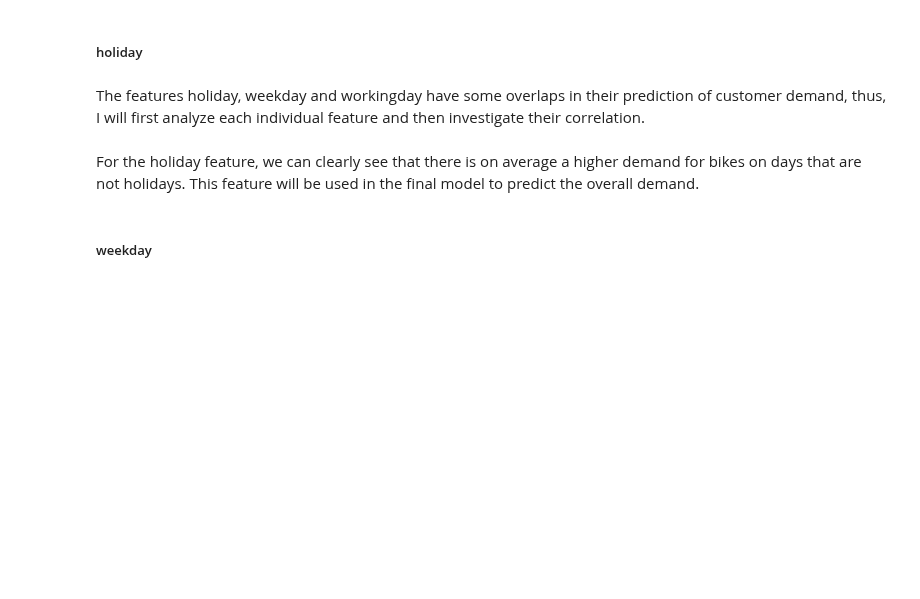
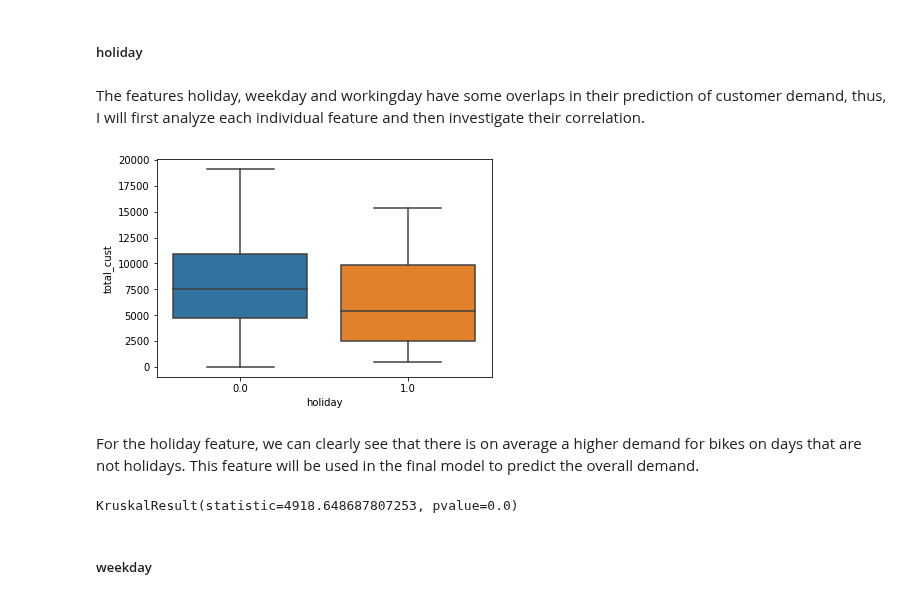
Before and after one commit to julianikulski/bike-sharing, a Jupyter notebook: bike-sharing-demand.ipynb, the cells around one changed output. Cells and saved outputs as stored; diff of their text form; code cells hidden in the pictures; blank space fills up the shorter version.

Commit message:
feat: Adjust EDA for weekday, working_day and holiday features

```diff
--- a/bike-sharing-demand.ipynb
+++ b/bike-sharing-demand.ipynb
@@ -555,13 +535,17 @@ There are slight differences in the average numbers of customers per day of the
 The features holiday, weekday and workingday have some overlaps in their prediction of customer demand, thus, I will first analyze each individual feature and then investigate their correlation.
 # %%
 # plotting the customer statistics in form of a boxplot for the holiday feature
-sb.boxplot(data = bike_df, x = 'holiday', y = 'cnt');
+sb.boxplot(data = bike_df, x = 'holiday', y = 'total_cust');
+# %% [output]
+[figure, added]
 # %% [markdown]
 For the holiday feature, we can clearly see that there is on average a higher demand for bikes on days that are not holidays. This feature will be used in the final model to predict the overall demand.
 # %%
 # Correlation between holiday feature and the number of customers per day
 # using the Kruskal Wallis H test for correlations between a continuous and categorical variable
-kruskal(bike_df['holiday'], bike_df['cnt'])
+kruskal(bike_df['holiday'], bike_df['total_cust'])
+# %% [output]
+KruskalResult(statistic=4918.648687807253, pvalue=0.0)
 # %% [markdown]
 ##### weekday
 # %%
```
Also changed, not shown: parts of 13 cells of this notebook.
